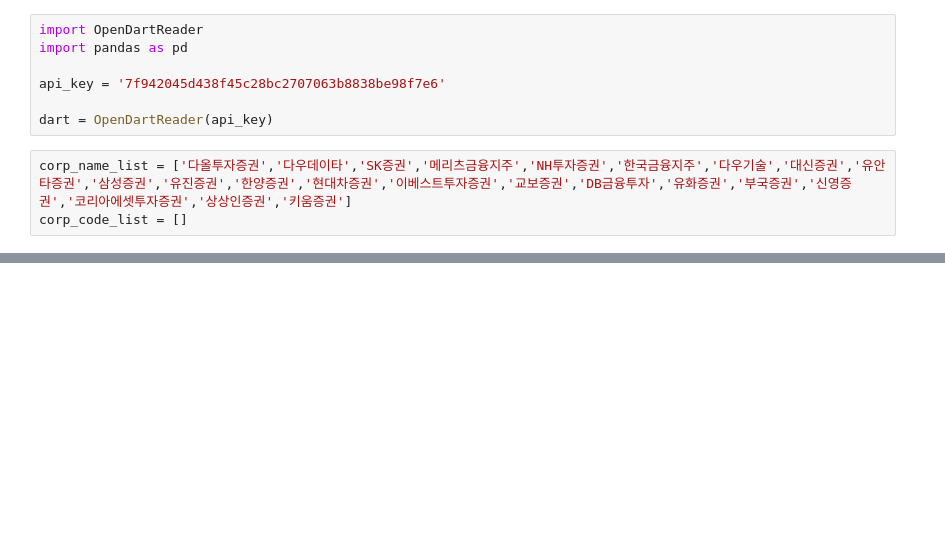
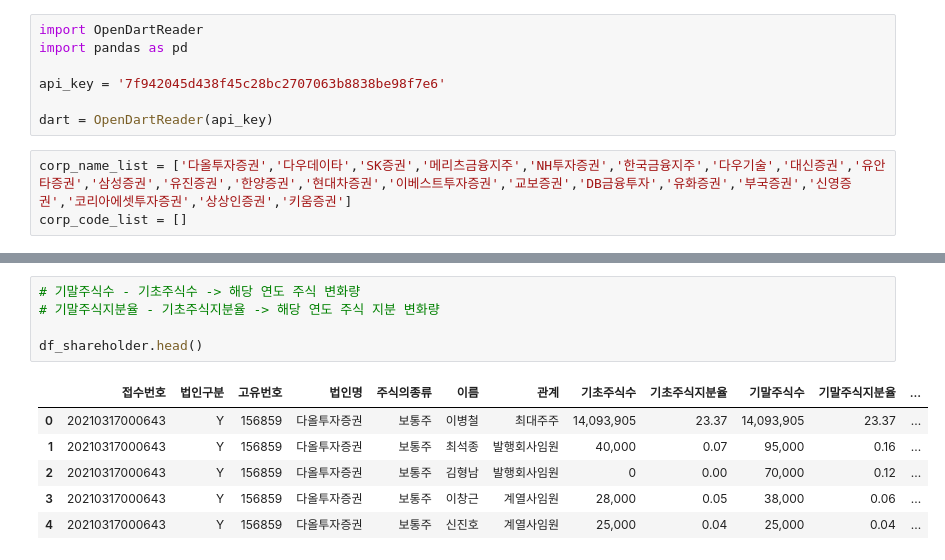
Before and after one commit to ESGcompetition/network-analysis, a Jupyter notebook: test.ipynb, the cells around one changed output, grey strips where cells are left out. Saved outputs shown, nothing was run; the diff lists cells and outputs as text; blank space fills up the shorter version.

```diff
--- a/test.ipynb
+++ b/test.ipynb
@@ -35,0 +123,12 @@ SK증권
+# %%
+# 기말주식수 - 기초주식수 -> 해당 연도 주식 변화량
+# 기말주식지분율 - 기초주식지분율 -> 해당 연도 주식 지분 변화량
+
+df_shareholder.head()
+# %% [output]
+|  | 접수번호 | 법인구분 | 고유번호 | 법인명 | 주식의종류 | 이름 | 관계 | 기초주식수 | 기초주식지분율 | 기말주식수 | 기말주식지분율 | ... |
+| 0 | 20210317000643 | Y | 156859 | 다올투자증권 | 보통주 | 이병철 | 최대주주 | 14,093,905 | 23.37 | 14,093,905 | 23.37 | ... |
+| 1 | 20210317000643 | Y | 156859 | 다올투자증권 | 보통주 | 최석종 | 발행회사임원 | 40,000 | 0.07 | 95,000 | 0.16 | ... |
+| 2 | 20210317000643 | Y | 156859 | 다올투자증권 | 보통주 | 김형남 | 발행회사임원 | 0 | 0.00 | 70,000 | 0.12 | ... |
+| 3 | 20210317000643 | Y | 156859 | 다올투자증권 | 보통주 | 이창근 | 계열사임원 | 28,000 | 0.05 | 38,000 | 0.06 | ... |
+| 4 | 20210317000643 | Y | 156859 | 다올투자증권 | 보통주 | 신진호 | 계열사임원 | 25,000 | 0.04 | 25,000 | 0.04 | ... |
```
Also changed, not shown: parts of 12 cells of this notebook, 3 other files.
